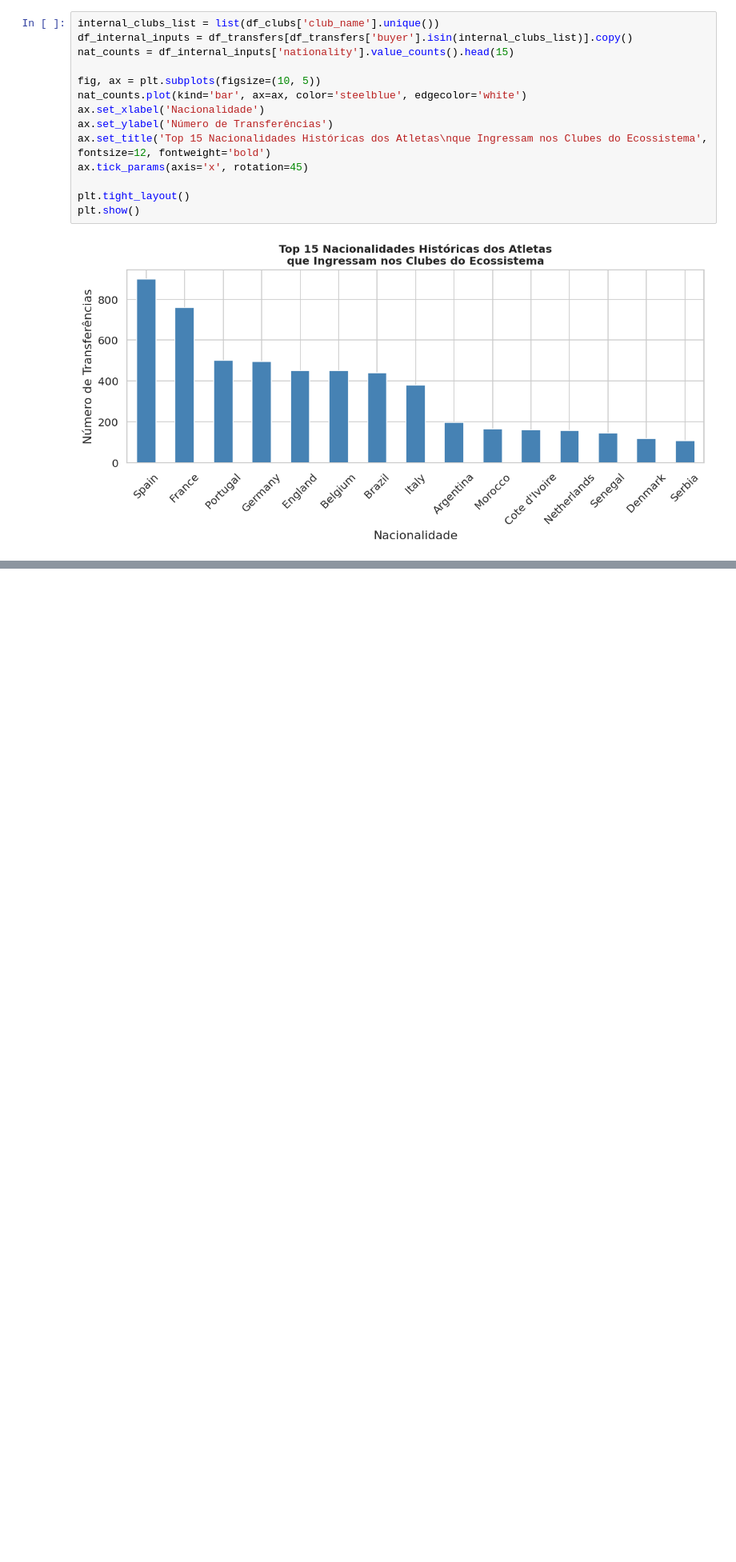
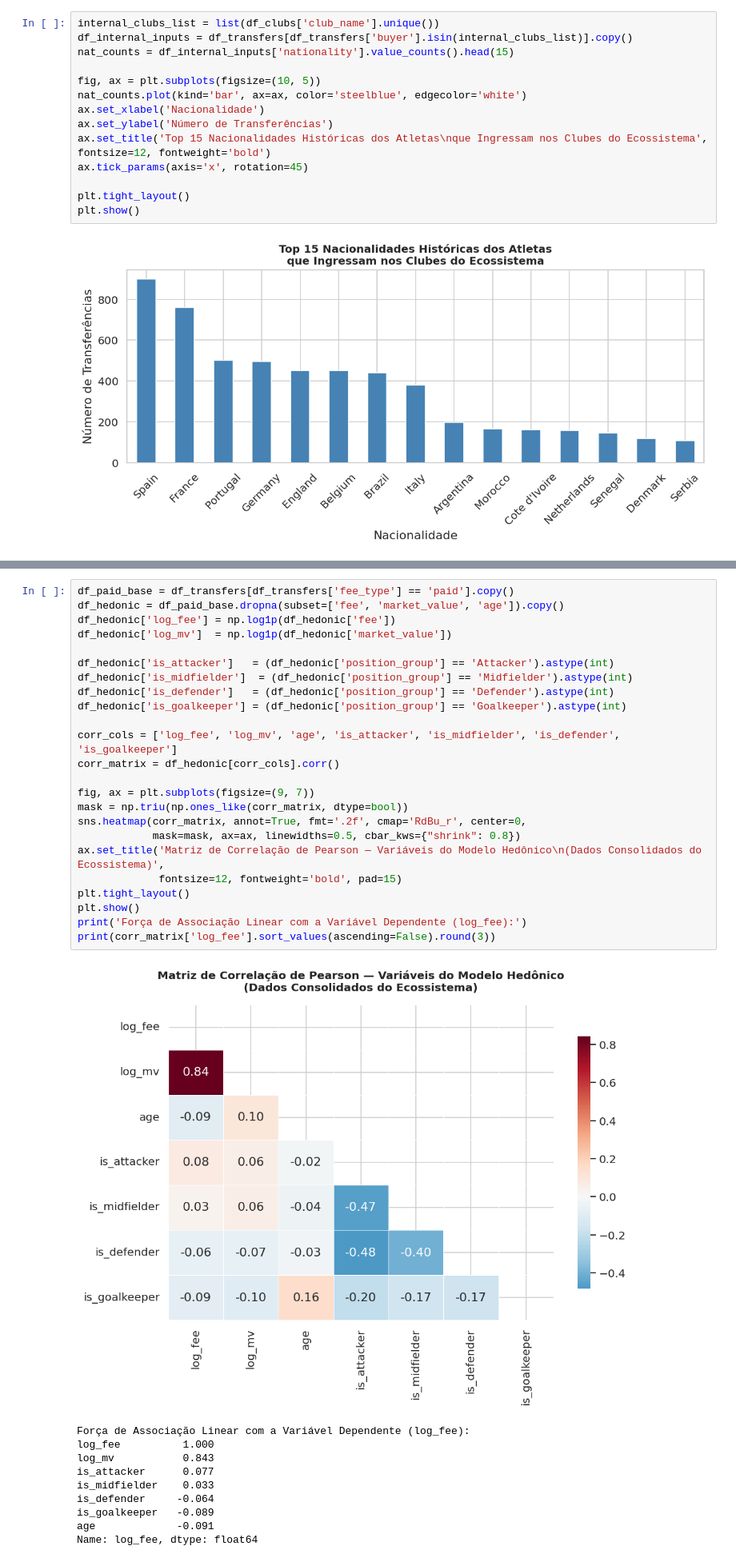
Before and after one commit to leticia-ribeirom/TP-CDAF, a Jupyter notebook: notebooks/exploratory_analysis.ipynb, the cells around one changed output, grey strips where cells are left out. Shown at 80% size. Drawn from its saved outputs; the diff is of its cells as text; blank space fills up the shorter version.

```diff
--- a/notebooks/exploratory_analysis.ipynb
+++ b/notebooks/exploratory_analysis.ipynb
@@ -954,0 +1015,35 @@ plt.show()
+# %%
+df_paid_base = df_transfers[df_transfers['fee_type'] == 'paid'].copy()
+df_hedonic = df_paid_base.dropna(subset=['fee', 'market_value', 'age']).copy()
+df_hedonic['log_fee'] = np.log1p(df_hedonic['fee'])
+df_hedonic['log_mv']  = np.log1p(df_hedonic['market_value'])
+
+df_hedonic['is_attacker']   = (df_hedonic['position_group'] == 'Attacker').astype(int)
+df_hedonic['is_midfielder']  = (df_hedonic['position_group'] == 'Midfielder').astype(int)
+df_hedonic['is_defender']   = (df_hedonic['position_group'] == 'Defender').astype(int)
+df_hedonic['is_goalkeeper'] = (df_hedonic['position_group'] == 'Goalkeeper').astype(int)
+
+corr_cols = ['log_fee', 'log_mv', 'age', 'is_attacker', 'is_midfielder', 'is_defender', 'is_goalkeeper']
+corr_matrix = df_hedonic[corr_cols].corr()
+
+fig, ax = plt.subplots(figsize=(9, 7))
+mask = np.triu(np.ones_like(corr_matrix, dtype=bool))
+sns.heatmap(corr_matrix, annot=True, fmt='.2f', cmap='RdBu_r', center=0,
+            mask=mask, ax=ax, linewidths=0.5, cbar_kws={"shrink": 0.8})
+ax.set_title('Matriz de Correlação de Pearson — Variáveis do Modelo Hedônico\n(Dados Consolidados do Ecossistema)',
+             fontsize=12, fontweight='bold', pad=15)
+plt.tight_layout()
+plt.show()
+print('Força de Associação Linear com a Variável Dependente (log_fee):')
+print(corr_matrix['log_fee'].sort_values(ascending=False).round(3))
+# %% [output]
+[figure, added]
+Força de Associação Linear com a Variável Dependente (log_fee):
+log_fee          1.000
+log_mv           0.843
+is_attacker      0.077
+is_midfielder    0.033
+is_defender     -0.064
+is_goalkeeper   -0.089
+age             -0.091
+Name: log_fee, dtype: float64
```
Also changed, not shown: parts of 7 cells of this notebook.
